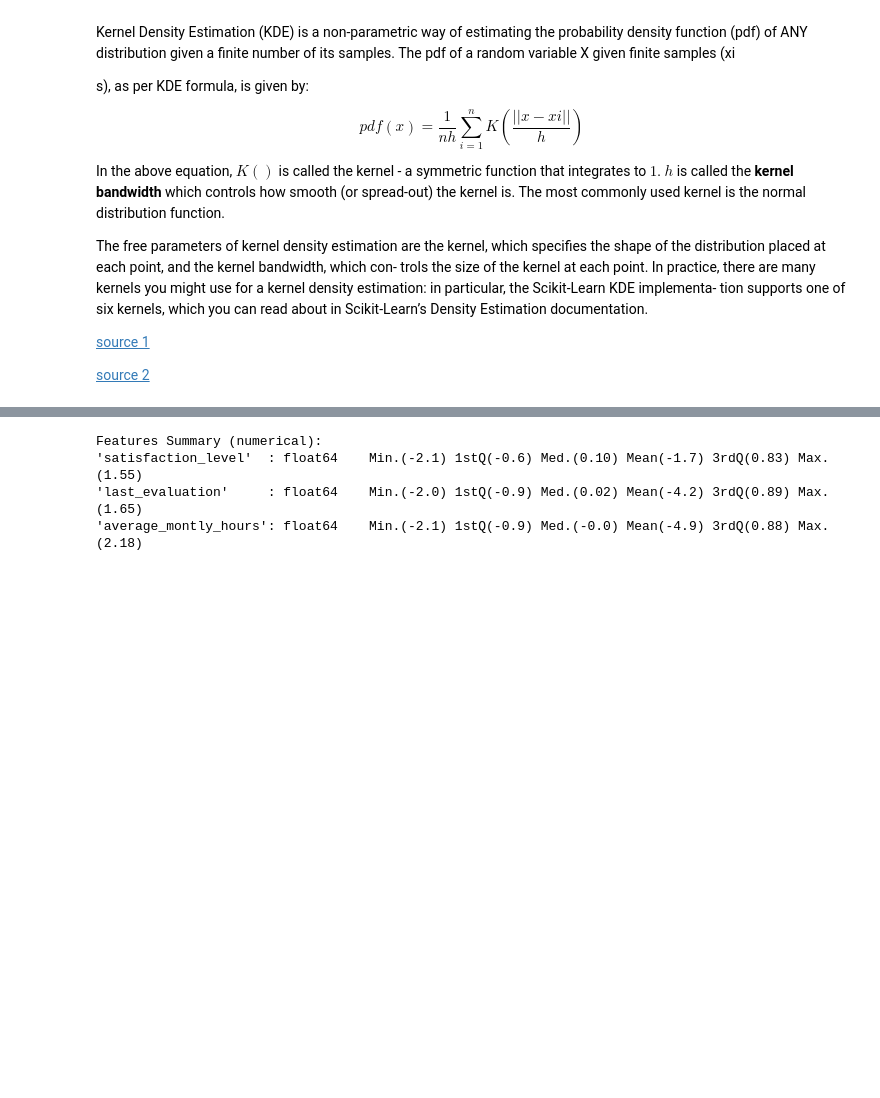
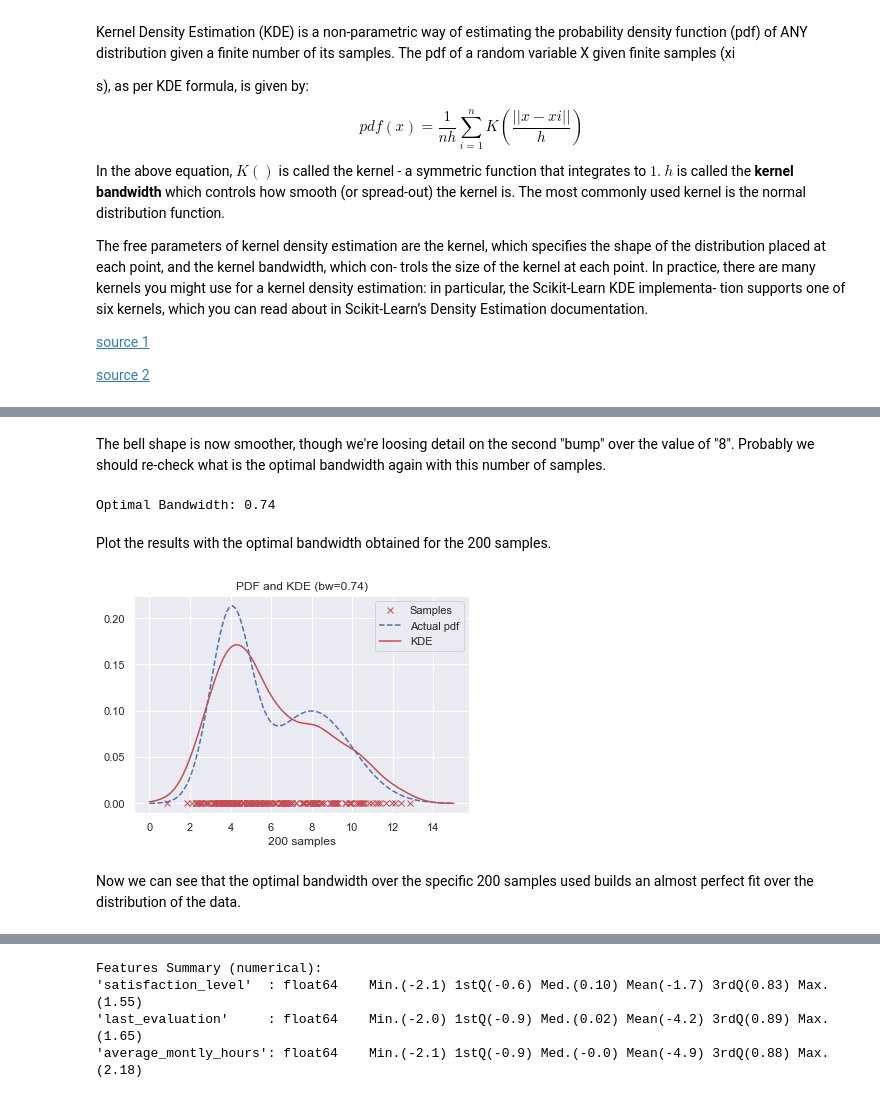
Before and after one commit to renero/class_notebooks, a Jupyter notebook: KDE.ipynb, the cells around one changed output, grey strips where cells are left out. Drawn from its saved outputs; the diff is of its cells as text; code cells hidden in the pictures; blank space fills up the shorter version.

```diff
--- a/KDE.ipynb
+++ b/KDE.ipynb
@@ -151,3 +181,38 @@ plt.show();
+# %% [markdown]
+The bell shape is now smoother, though we're loosing detail on the second "bump" over the value of "8". Probably we should re-check what is the optimal bandwidth again with this number of samples.
+# %%
+bandwidths = 10 ** np.linspace(-1, 1, 100)
+grid = GridSearchCV(KernelDensity(kernel='gaussian'),
+                    {'bandwidth': bandwidths},
+                    cv=LeaveOneOut())
+grid.fit(samples);
+bandwidth = grid.best_params_['bandwidth']
+print('Optimal Bandwidth: {:.2f}'.format(bandwidth))
+# %% [output]
+Optimal Bandwidth: 0.74
+# %% [markdown]
+Plot the results with the optimal bandwidth obtained for the 200 samples.
+# %%
+# instantiate and fit the KDE model
+kde = KernelDensity(bandwidth=bandwidth, kernel='gaussian')
+kde.fit(samples)
+
+# score_samples returns the log of the probability density
+x_d = np.linspace(x_min, x_max, n_samples).reshape(-1, 1)
+logprob = kde.score_samples(x_d)
+
+# plt.fill_between(x_d, np.exp(logprob), alpha=0.5)
+plt.plot(samples, np.zeros(n_samples), 'rx', label='Samples')
+plt.plot(x, y, 'b--', label="Actual pdf")
+plt.plot(x_d, np.exp(logprob), 'r-', label='KDE')
+plt.legend()
+plt.title('PDF and KDE (bw={:.2f})'.format(bandwidth))
+plt.xlabel('200 samples')
+plt.show();
+# %% [output]
+[figure, added]
+# %% [markdown]
+Now we can see that the optimal bandwidth over the specific 200 samples used builds an almost perfect fit over the distribution of the data.
 # %% [markdown]
 ## KDE Classifier over HR dataset
 
```
Also changed, not shown: parts of 22 cells of this notebook.
